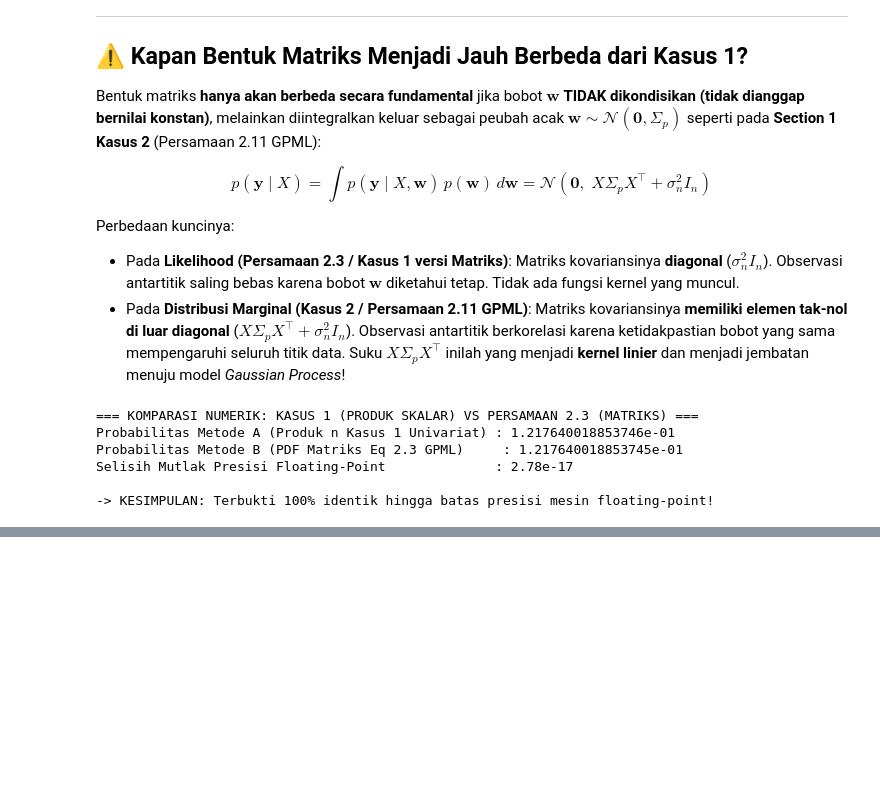
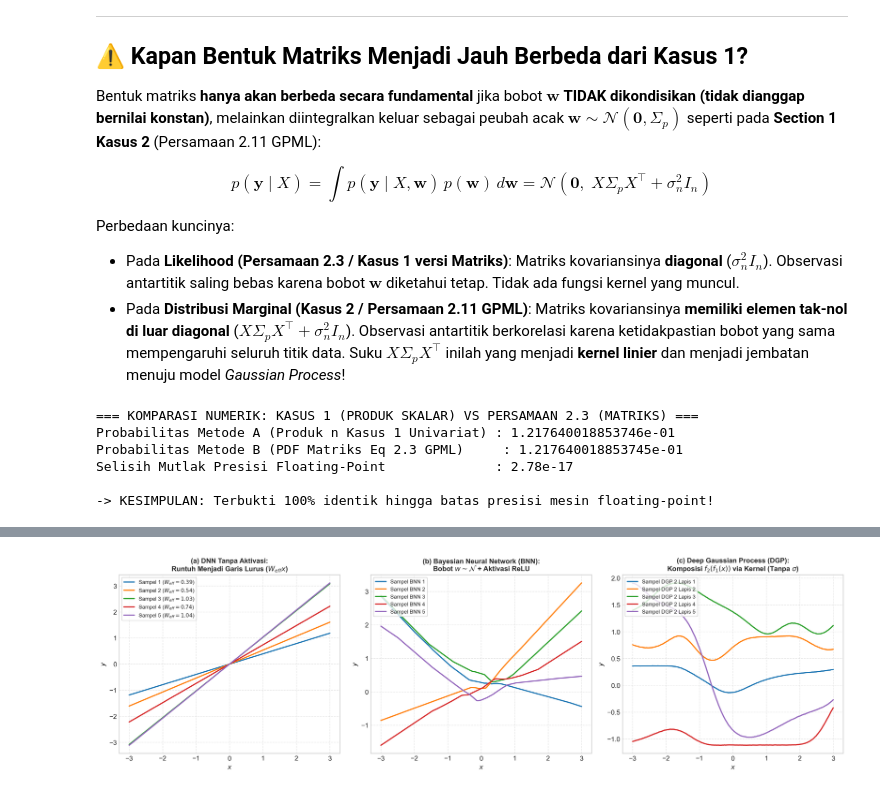
Before and after one commit to GradianW/Image-Segmentation-with-Deep-Gaussian-Process, a Jupyter notebook: 04_dokumen_ta/Dokumen bimbingan/Bimbingan 06/coret.ipynb, the cells around one changed output, grey strips where cells are left out. Drawn from its saved outputs; the diff is of its cells as text; code cells hidden in the pictures; blank space fills up the shorter version.

```diff
--- a/04_dokumen_ta/Dokumen bimbingan/Bimbingan 06/coret.ipynb
+++ b/04_dokumen_ta/Dokumen bimbingan/Bimbingan 06/coret.ipynb
@@ -674,0 +775,84 @@ Selisih Mutlak Presisi Floating-Point              : 2.78e-17
+# %%
+import numpy as np
+import matplotlib.pyplot as plt
+
+plt.style.use('seaborn-v0_8-whitegrid' if 'seaborn-v0_8-whitegrid' in plt.style.available else 'default')
+fig, axes = plt.subplots(1, 3, figsize=(16, 4.8), dpi=300)
+
+x = np.linspace(-3, 3, 200)
+
+# -------------------------------------------------------------
+# Panel 1: Mengapa DNN Tanpa Aktivasi Runtuh (Linear Collapse)
+# -------------------------------------------------------------
+np.random.seed(12)
+ax1 = axes[0]
+for trial in range(5):
+    # 5 lapisan linier berturut-turut tanpa aktivasi: W5 * W4 * W3 * W2 * W1 * x
+    w_eff = 1.0
+    for l in range(5):
+        w_eff *= np.random.normal(1.0, 0.4)
+    ax1.plot(x, w_eff * x, lw=1.8, label=f'Sampel {trial+1} ($W_{{eff}}={w_eff:.2f}$)')
+
+ax1.set_title('(a) DNN Tanpa Aktivasi:\nRuntuh Menjadi Garis Lurus ($W_{eff} x$)', fontweight='bold', fontsize=10.5)
+ax1.set_xlabel('$x$'); ax1.set_ylabel('$y$')
+ax1.grid(True, linestyle='--', alpha=0.5)
+ax1.legend(loc='upper left', fontsize=8, frameon=True)
+
+# -------------------------------------------------------------
+# Panel 2: Bayesian Neural Network (Sampling Bobot Parametrik)
+# -------------------------------------------------------------
+np.random.seed(42)
+ax2 = axes[1]
+n_hidden = 20
+for sample in range(5):
+    # Bobot w ~ N(0, 1) berdistribusi, dengan aktivasi ReLU
+    W1 = np.random.normal(0, 1.2, size=(n_hidden, 1))
+    b1 = np.random.normal(0, 0.8, size=(n_hidden, 1))
+    W2 = np.random.normal(0, 1.0, size=(1, n_hidden)) / np.sqrt(n_hidden)
+
+    # Forward pass BNN dengan fungsi aktivasi ReLU
+    h = np.maximum(0, W1 @ x.reshape(1, -1) + b1)
+    y_bnn = (W2 @ h).flatten()
+    ax2.plot(x, y_bnn, lw=1.8, label=f'Sampel BNN {sample+1}')
+
+ax2.set_title('(b) Bayesian Neural Network (BNN):\nBobot $w \sim \mathcal{N}$ + Aktivasi ReLU', fontweight='bold', fontsize=10.5)
+ax2.set_xlabel('$x$'); ax2.set_ylabel('$y$')
+ax2.grid(True, linestyle='--', alpha=0.5)
+ax2.legend(loc='upper left', fontsize=8, frameon=True)
+
+# -------------------------------------------------------------
+# Panel 3: DGP Layer (Fungsi Acak Non-Parametrik via Kernel RBF)
+# -------------------------------------------------------------
+np.random.seed(42)
+ax3 = axes[2]
+
+def rbf_kernel(x1, x2, lengthscale=1.0, variance=1.0):
+    dist_sq = (x1[:, None] - x2[None, :]) ** 2
+    return variance * np.exp(-0.5 * dist_sq / (lengthscale ** 2))
+
+# Lapisan 1: GP dengan kernel RBF
+K1 = rbf_kernel(x, x, lengthscale=1.2, variance=1.0) + 1e-6 * np.eye(len(x))
+L1 = np.linalg.cholesky(K1)
+
+for sample in range(5):
+    # Tarik sampel fungsi f1 ~ GP(0, K1)
+    u1 = np.random.normal(0, 1, size=len(x))
+    h1 = L1 @ u1  # Output lapisan 1 (tanpa fungsi aktivasi!)
+
+    # Lapisan 2: Input adalah h1, kernel K2 dihitung langsung dari h1
+    K2 = rbf_kernel(h1, h1, lengthscale=1.5, variance=1.0) + 1e-6 * np.eye(len(h1))
+    L2 = np.linalg.cholesky(K2)
+    u2 = np.random.normal(0, 1, size=len(h1))
+    y_dgp = L2 @ u2  # Output DGP 2 lapis
+
+    ax3.plot(x, y_dgp, lw=1.8, label=f'Sampel DGP 2 Lapis {sample+1}')
+
+ax3.set_title('(c) Deep Gaussian Process (DGP):\nKomposisi $f_2(f_1(x))$ via Kernel (Tanpa $\sigma$)', fontweight='bold', fontsize=10.5)
+ax3.set_xlabel('$x$'); ax3.set_ylabel('$y$')
+ax3.grid(True, linestyle='--', alpha=0.5)
+ax3.legend(loc='upper left', fontsize=8, frameon=True)
+
+plt.tight_layout()
+plt.show()
+# %% [output]
+[figure, added]
```
Also changed, not shown: parts of 1 cell of this notebook.
